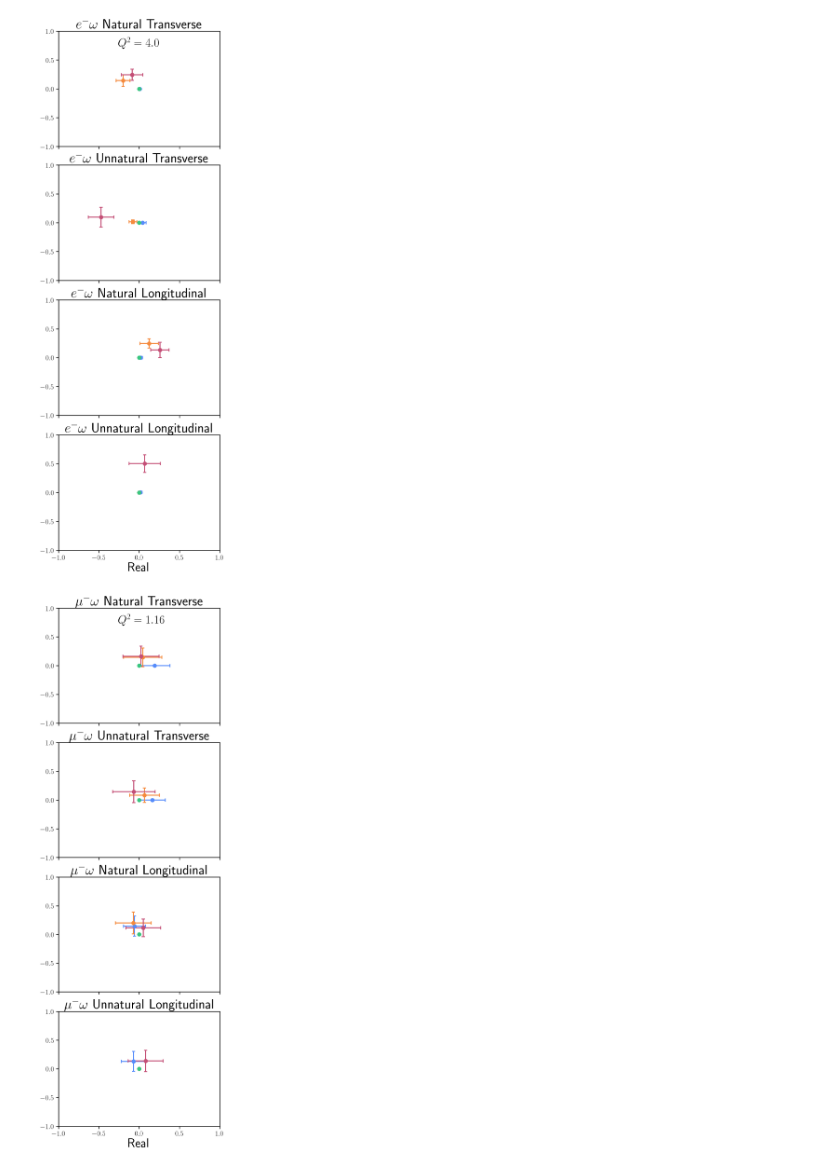
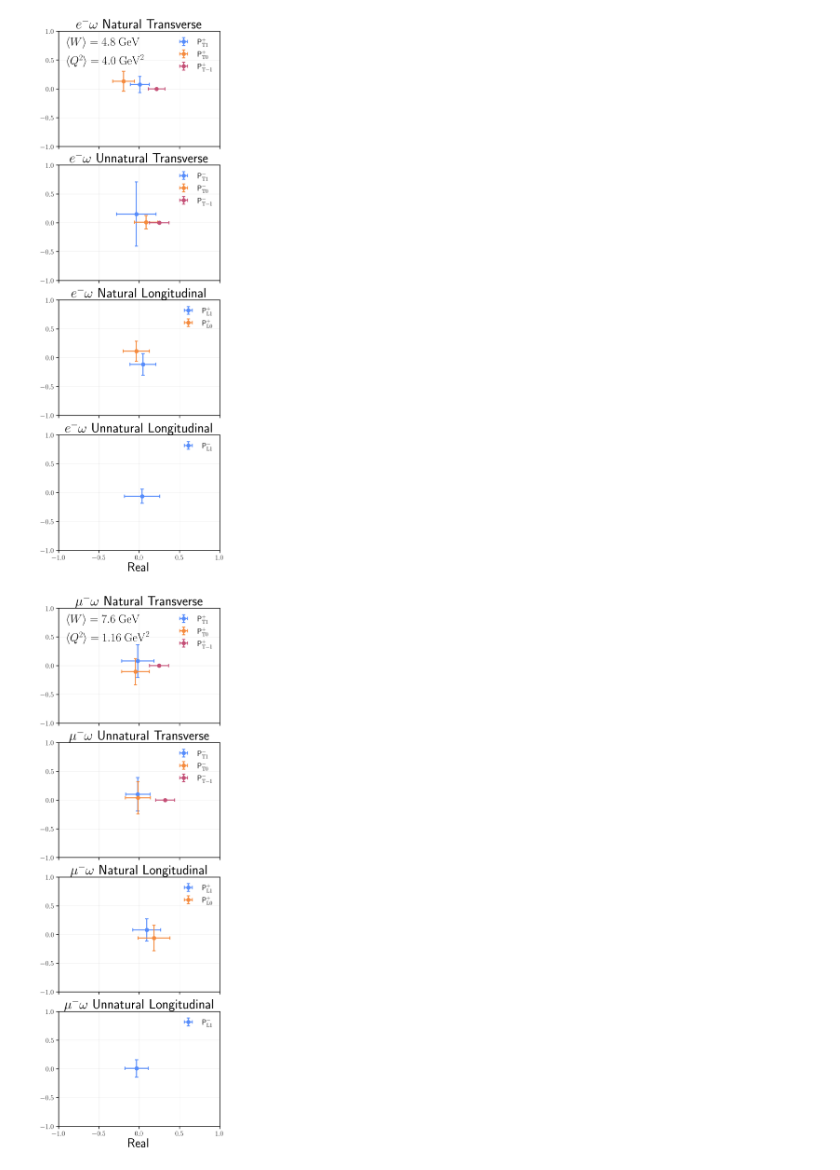
Before and after one commit to dleahy27/Electroproduction-Moments-Inverter, a Jupyter notebook: AnalysisScripts/HERMES_analysis.ipynb, the cells around one changed output. Cells and saved outputs as stored; diff of their text form; code cells hidden in the pictures.

```diff
--- a/AnalysisScripts/HERMES_analysis.ipynb
+++ b/AnalysisScripts/HERMES_analysis.ipynb
@@ -82,11 +82,17 @@ Q2_murho = np.array([1.14, 1.60, 2.80, 6.02])
 Q2_eomega = np.array([1.28, 2.0, 4.0, 0])
 Q2_muomega = np.array([1.16, 1.64, 3.58, 0.0])
 
+W_hermes = 4.8
+W_murho = 9.9
+W_eomega = 4.8
+W_muomega = 7.6
+
 reaction = ["e_rho", "mu_rho", "e_omega", "mu_omega"]
-filenames = ["HERMES", "MuRho", "ElOmega", "Omega"]
+filenames = ["ElRho", "MuRho", "ElOmega", "MuOmega"]
 # The omega channels only use the first three bins
 bin_size = [4, 4, 3, 3]
 Q2 = np.array([Q2_hermes, Q2_murho, Q2_eomega, Q2_muomega])
+W = np.array([W_hermes,W_murho,W_eomega,W_muomega])
 
 channel_titles = [
     "$e^-\\rho^0$",
@@ -202,6 +200,11 @@ for r in range(4):
             + filenames[r] + "_bootstrap_" + str(i) + ".root"
         )
 
+        ## Define columns here
+        df = df.Define("a_L_1_m1", "-1*a_L_1_1")
+        df = df.Define("b_L_1_m1", "b_L_1_1")
+        df = df.Define("aphi_L_1_m1", "aphi_L_1_1")
+        df = df.Define("bphi_L_1_m1", "bphi_L_1_1")
         arrays_mag = df.AsNumpy(columns=cols_mag)
         arrays_phase = df.AsNumpy(columns=cols_phase)
 
@@ -219,8 +222,15 @@ for r in range(4):
         # )
 
         axs[0].text(
-            0.37, 0.95,
-            "$Q^2 =  {0}$".format(Q2[r, i]),
+            0.05, 0.8,
+            "$\\langle Q^2 \\rangle =  {0}\\;\\mathrm{{GeV}}^2$".format(Q2[r, i]),
+            fontsize=36,
+            verticalalignment='top',
+            transform=axs[0].transAxes,
+        )
+        axs[0].text(
+            0.05, 0.95,
+            "$\\langle W\\rangle = {0}\\;\\mathrm{{GeV}}$".format(W[r]),
             fontsize=36,
             verticalalignment='top',
             transform=axs[0].transAxes,
@@ -228,6 +238,12 @@ for r in range(4):
 
         for j in range(4):
             for k in range(4):
+                if k==3:
+                    continue
+                # Add better logic for this
+                if  (cols_mag[k + 4 * j][0] == "b" and cols_mag[k + 4 * j][2] == "L" and cols_mag[k + 4 * j][-1] == "0") or (cols_mag[k + 4 * j][2] == "L" and cols_mag[k + 4 * j][-2]=="m"):
+                    continue
+
                 y = arrays_mag[cols_mag[k + 4 * j]]
                 x = arrays_phase[cols_phase[k + 4 * j]]
 
@@ -259,7 +275,7 @@ for r in range(4):
                     xerr=err_re, yerr=err_im,
                     fmt='o', markersize=12, elinewidth=3.2,
                     capsize=5, capthick=2.8,
-                    label=legends[k]
+                    label=ToWave(cols_mag[k + 4*j])
                 )
                 axs[j].axis(xmin=-1, xmax=1, ymin=-1, ymax=1)
 
@@ -275,6 +291,8 @@ for r in range(4):
             axs[j].set_title(channel_titles[r]+" "+titles[j])
             axs[j].set_yticks([-1,-0.5,0,0.5,1])
             axs[j].set_xticks([-1,-0.5,0,0.5,1])
+            axs[j].grid(True, alpha=0.5)
+            axs[j].legend(loc="upper right", frameon=False, fontsize=24)
 
             # apply_poster_axis_style(axs[j, 0], labelsize=18)
             apply_poster_axis_style(axs[j], labelsize=22)
@@ -303,2 +321,2 @@ for r in range(4):
-[figure, old version]
+[figure, new version]
-[figure, old version]
+[figure, new version]
```
Also changed, not shown: parts of 3 cells of this notebook, 8 other files.
